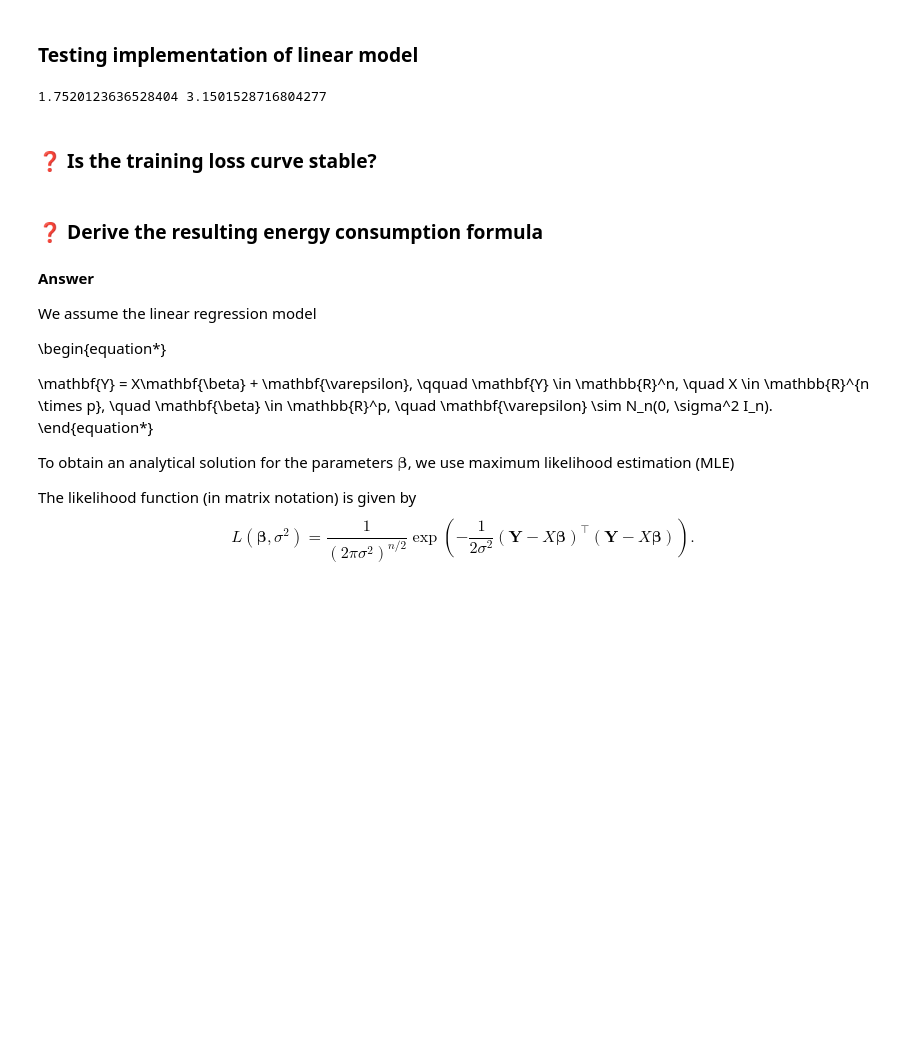
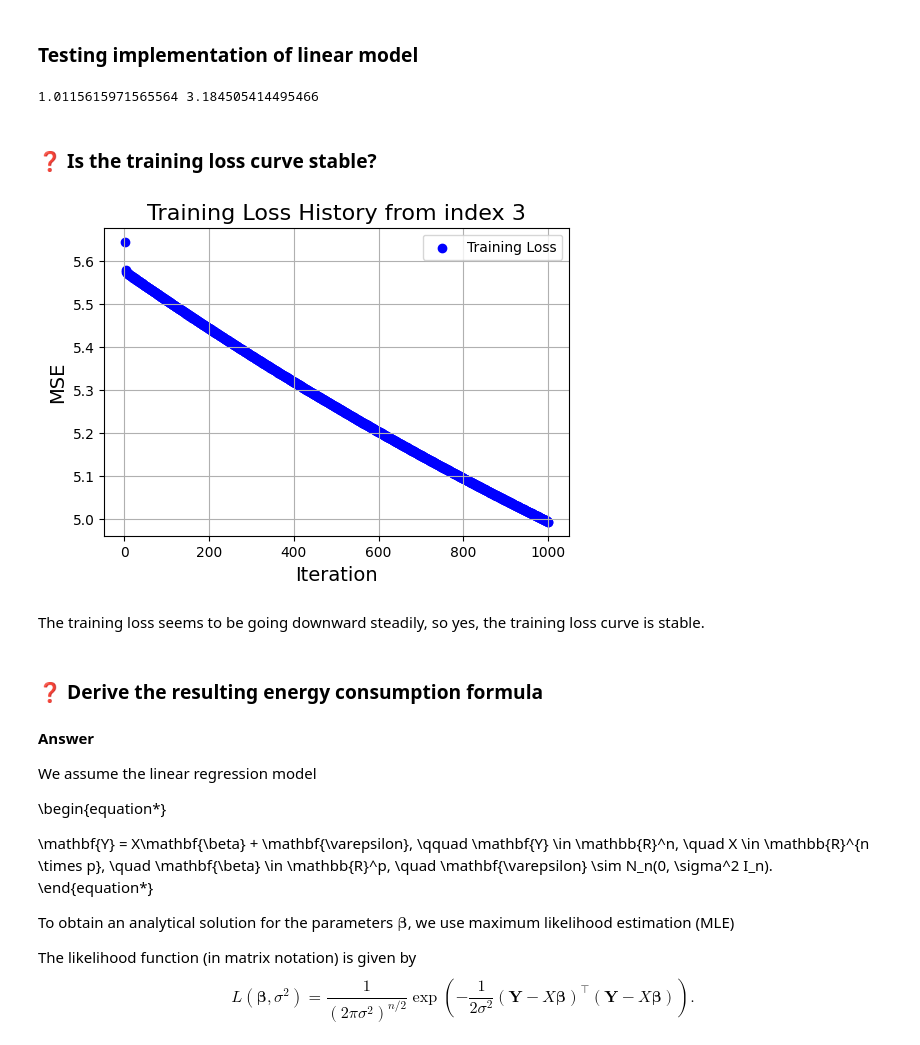
Before and after one commit to EinarJohannes/intro_ml_assignment_1, a Jupyter notebook: problem.ipynb, the cells around one changed output. Drawn from its saved outputs; the diff is of its cells as text; code cells hidden in the pictures; blank space fills up the shorter version.

Commit message:
Finished with first task about linear regression

```diff
--- a/problem.ipynb
+++ b/problem.ipynb
@@ -121,14 +121,20 @@ print(len(y_train))
 ### Testing implementation of linear model
 # %%
 lm = LinearRegression(x_train = x_train, y_train = y_train, x_test = x_test, y_test = y_test)
-# %%
-beta_0, beta_1 = lm.fit()
+# %%
+lm.fit()
 # %%
-print(beta_0, beta_1)
+print(lm.beta_0, lm.beta_1)
 # %% [output]
-1.7520123636528404 3.1501528716804277
+1.0115615971565564 3.184505414495466
 # %% [markdown]
 ### ❓ Is the training loss curve stable?
+# %%
+lm.plot_training_loss(from_index = 3) # Plot is difficult to interpret if we include the loss from first iterations of gradient descent
+# %% [output]
+[figure, added]
+# %% [markdown]
+The training loss seems to be going downward steadily, so yes, the training loss curve is stable.
 # %% [markdown]
 ### ❓ Derive the resulting energy consumption formula
 #### Answer
```
Also changed, not shown: parts of 5 cells of this notebook, 1 other file.
